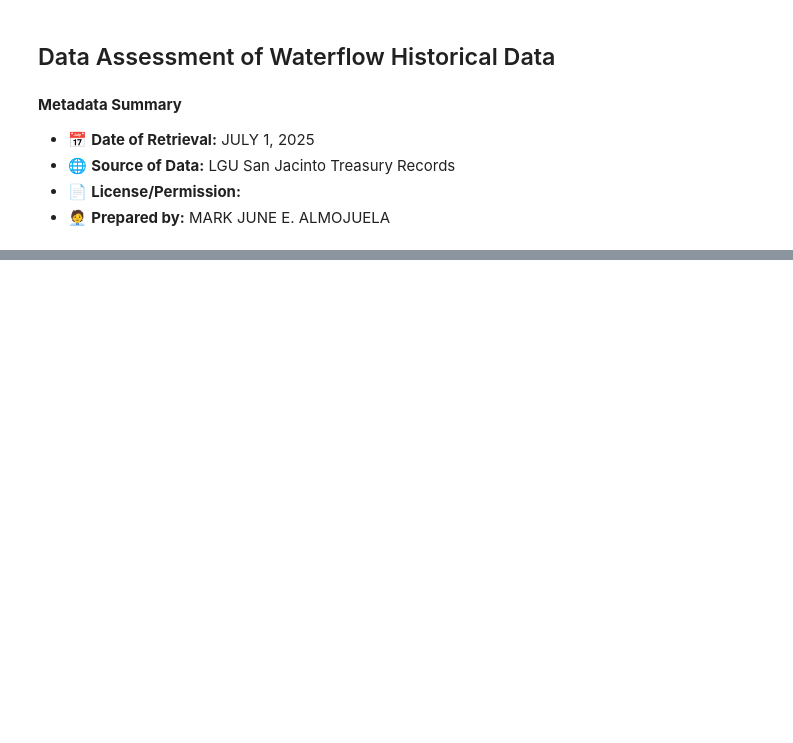
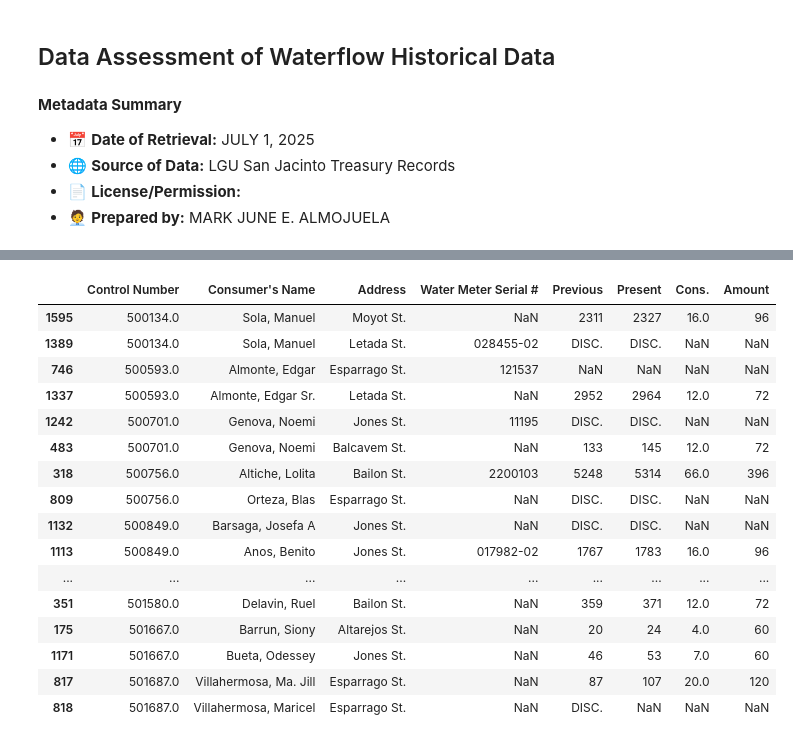
Before and after one commit to marcusAlmo/waterflow_model_training, a Jupyter notebook: data_preparation/v1/data_assessment.ipynb, the cells around one changed output, grey strips where cells are left out. Saved outputs shown, nothing was run; the diff lists cells and outputs as text; code cells hidden in the pictures; blank space fills up the shorter version.

```diff
--- a/data_preparation/v1/data_assessment.ipynb
+++ b/data_preparation/v1/data_assessment.ipynb
@@ -53,0 +149,30 @@ data_dir_path = "../../dataset/raw/"
+# %%
+year = "2020"
+month = "JUN"
+data_dir_path = f"../../dataset/raw/{year}/"
+
+# File discovery
+test_df = pd.read_csv(os.path.join(data_dir_path, f"{month}{year}.csv"), encoding='latin-1')
+
+# Show all instances of duplicates (including the first occurrence)
+duplicates_mask = test_df['Control Number'].duplicated(keep=False)  # keep=False marks all duplicates as True
+all_duplicates = test_df[duplicates_mask].sort_values('Control Number')
+all_duplicates
+# %% [output]
+|  | Control Number | Consumer's Name | Address | Water Meter Serial # | Previous | Present | Cons. | Amount |
+| 1595 | 500134.0 | Sola, Manuel | Moyot St. | NaN | 2311 | 2327 | 16.0 | 96 |
+| 1389 | 500134.0 | Sola, Manuel | Letada St. | 028455-02 | DISC. | DISC. | NaN | NaN |
+| 746 | 500593.0 | Almonte, Edgar | Esparrago St. | 121537 | NaN | NaN | NaN | NaN |
+| 1337 | 500593.0 | Almonte, Edgar Sr. | Letada St. | NaN | 2952 | 2964 | 12.0 | 72 |
+| 1242 | 500701.0 | Genova, Noemi | Jones St. | 11195 | DISC. | DISC. | NaN | NaN |
+| 483 | 500701.0 | Genova, Noemi | Balcavem St. | NaN | 133 | 145 | 12.0 | 72 |
+| 318 | 500756.0 | Altiche, Lolita | Bailon St. | 2200103 | 5248 | 5314 | 66.0 | 396 |
+| 809 | 500756.0 | Orteza, Blas | Esparrago St. | NaN | DISC. | DISC. | NaN | NaN |
+| 1132 | 500849.0 | Barsaga, Josefa A | Jones St. | NaN | DISC. | DISC. | NaN | NaN |
+| 1113 | 500849.0 | Anos, Benito | Jones St. | 017982-02 | 1767 | 1783 | 16.0 | 96 |
+| ... | ... | ... | ... | ... | ... | ... | ... | ... |
+| 351 | 501580.0 | Delavin, Ruel | Bailon St. | NaN | 359 | 371 | 12.0 | 72 |
+| 175 | 501667.0 | Barrun, Siony | Altarejos St. | NaN | 20 | 24 | 4.0 | 60 |
+| 1171 | 501667.0 | Bueta, Odessey | Jones St. | NaN | 46 | 53 | 7.0 | 60 |
+| 817 | 501687.0 | Villahermosa, Ma. Jill | Esparrago St. | NaN | 87 | 107 | 20.0 | 120 |
+| 818 | 501687.0 | Villahermosa, Maricel | Esparrago St. | NaN | DISC. | NaN | NaN | NaN |
```
Also changed, not shown: parts of 5 cells of this notebook, 1 other file.
